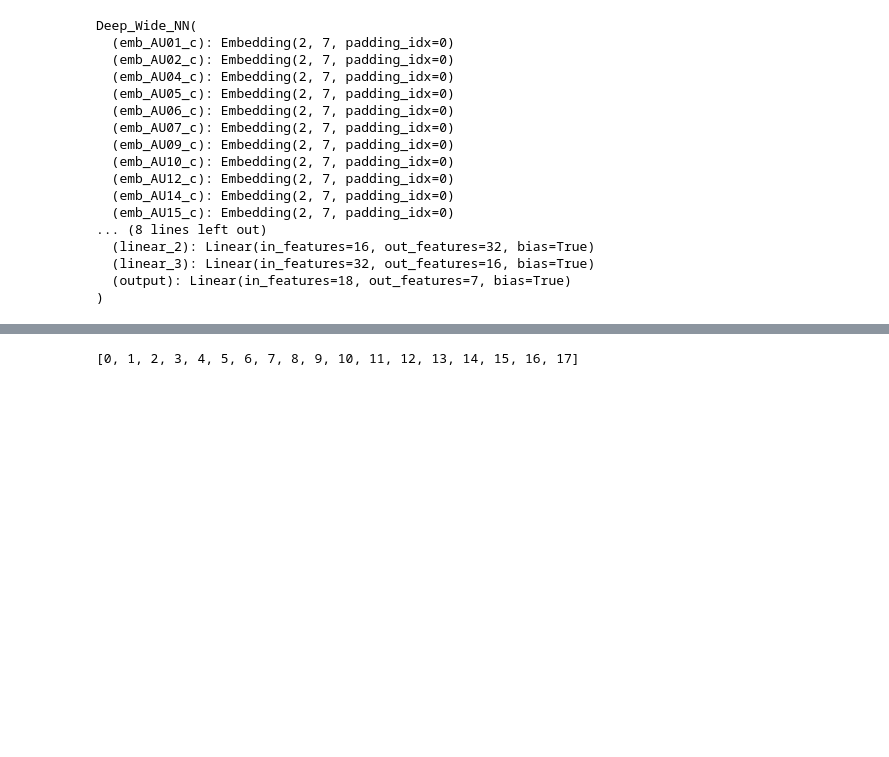
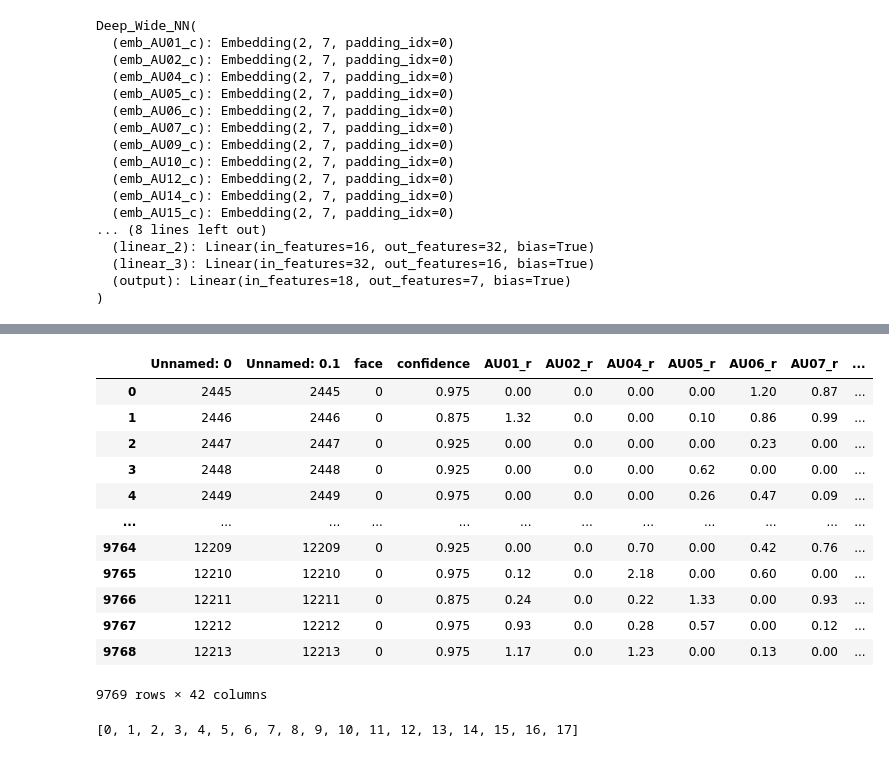
Before and after one commit to FengBotao119/Graduation-Project, a Jupyter notebook: Preprocessing.ipynb, the cells around one changed output, grey strips where cells are left out. Drawn from its saved outputs; the diff is of its cells as text; code cells hidden in the pictures; blank space fills up the shorter version.

Commit message:
finish face model😁

```diff
--- a/Preprocessing.ipynb
+++ b/Preprocessing.ipynb
@@ -1850,3 +1855,21 @@ tensor([ 0.6202,  0.6202, -1.6125,  ...,  0.0000,  1.0000,  0.0000])
+# %%
+train_df['new_col1'] = train_df[' confidence']*train_df[' AU04_r']
+# %%
+train_df
+# %% [output]
+|  | Unnamed: 0 | Unnamed: 0.1 | face | confidence | AU01_r | AU02_r | AU04_r | AU05_r | AU06_r | AU07_r | ... |
+| 0 | 2445 | 2445 | 0 | 0.975 | 0.00 | 0.0 | 0.00 | 0.00 | 1.20 | 0.87 | ... |
+| 1 | 2446 | 2446 | 0 | 0.875 | 1.32 | 0.0 | 0.00 | 0.10 | 0.86 | 0.99 | ... |
+| 2 | 2447 | 2447 | 0 | 0.925 | 0.00 | 0.0 | 0.00 | 0.00 | 0.23 | 0.00 | ... |
+| 3 | 2448 | 2448 | 0 | 0.925 | 0.00 | 0.0 | 0.00 | 0.62 | 0.00 | 0.00 | ... |
+| 4 | 2449 | 2449 | 0 | 0.975 | 0.00 | 0.0 | 0.00 | 0.26 | 0.47 | 0.09 | ... |
+| ... | ... | ... | ... | ... | ... | ... | ... | ... | ... | ... | ... |
+| 9764 | 12209 | 12209 | 0 | 0.925 | 0.00 | 0.0 | 0.70 | 0.00 | 0.42 | 0.76 | ... |
+| 9765 | 12210 | 12210 | 0 | 0.975 | 0.12 | 0.0 | 2.18 | 0.00 | 0.60 | 0.00 | ... |
+| 9766 | 12211 | 12211 | 0 | 0.875 | 0.24 | 0.0 | 0.22 | 1.33 | 0.00 | 0.93 | ... |
+| 9767 | 12212 | 12212 | 0 | 0.975 | 0.93 | 0.0 | 0.28 | 0.57 | 0.00 | 0.12 | ... |
+| 9768 | 12213 | 12213 | 0 | 0.975 | 1.17 | 0.0 | 1.23 | 0.00 | 0.13 | 0.00 | ... |
+9769 rows × 42 columns
 # %%
 temp_idx = [results['column_idx'][col] for col in results['continuous_cols']]
 temp_idx
```
Also changed, not shown: parts of 3 cells of this notebook, 30 other files.
